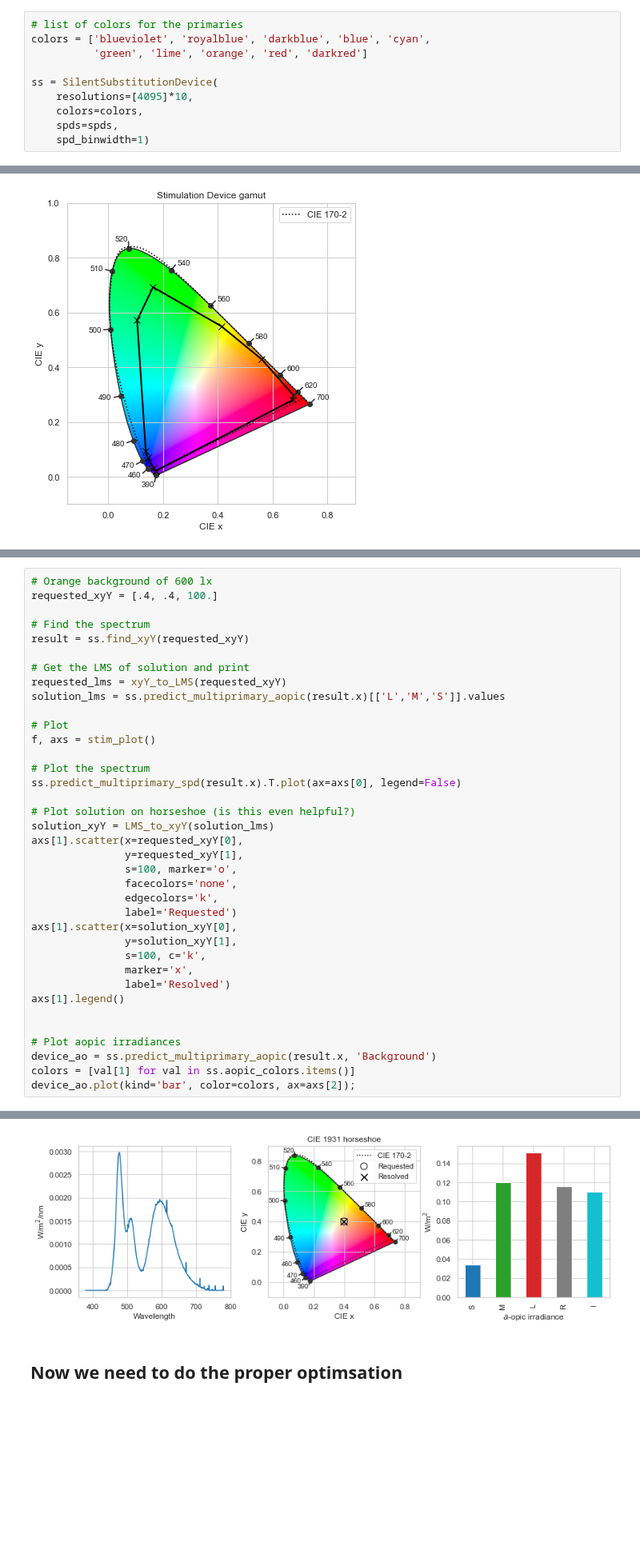
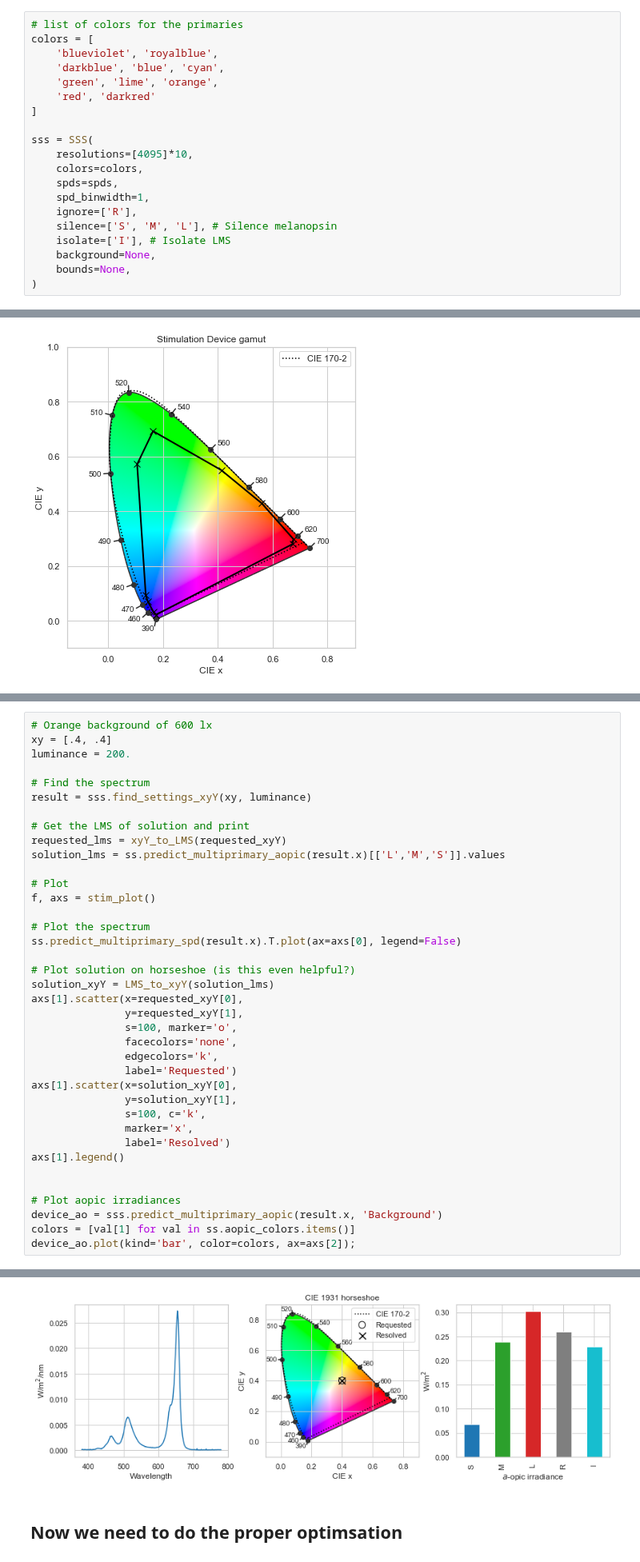
Before and after one commit to PySilentSubstitution/pysilsub, a Jupyter notebook: notebooks/silent_substitution_example.ipynb, the cells around one changed output, grey strips where cells are left out. Shown at 80% size. Saved outputs shown, nothing was run; the diff lists cells and outputs as text; blank space fills up the shorter version.

```diff
--- a/notebooks/silent_substitution_example.ipynb
+++ b/notebooks/silent_substitution_example.ipynb
@@ -43,14 +43,24 @@ Instantiate `SilentSubstitution` class, which inherits from `silentsub.device.St
 ------------------------------------------------------------------------------------------------
 # %%
 # list of colors for the primaries
-colors = ['blueviolet', 'royalblue', 'darkblue', 'blue', 'cyan',
-          'green', 'lime', 'orange', 'red', 'darkred']
+colors = [
+    'blueviolet', 'royalblue',
+    'darkblue', 'blue', 'cyan',
+    'green', 'lime', 'orange',
+    'red', 'darkred'
+]
 
-ss = SilentSubstitutionDevice(
+sss = SSS(
     resolutions=[4095]*10,
     colors=colors,
     spds=spds,
-    spd_binwidth=1)
+    spd_binwidth=1,
+    ignore=['R'],
+    silence=['S', 'M', 'L'], # Silence melanopsin
+    isolate=['I'], # Isolate LMS
+    background=None,
+    bounds=None,
+)
 # %% [markdown]
 Plot the gamut
 --------------
@@ -64,9 +74,10 @@ Define a background spectrum with xyY
 # %%
 # Orange background of 600 lx
-requested_xyY = [.4, .4, 100.]
+xy = [.4, .4]
+luminance = 200.
 
 # Find the spectrum
-result = ss.find_xyY(requested_xyY)
+result = sss.find_settings_xyY(xy, luminance)
 
 # Get the LMS of solution and print
 requested_lms = xyY_to_LMS(requested_xyY)
@@ -95,7 +106,7 @@ axs[1].legend()
 
 
 # Plot aopic irradiances
-device_ao = ss.predict_multiprimary_aopic(result.x, 'Background')
+device_ao = sss.predict_multiprimary_aopic(result.x, 'Background')
 colors = [val[1] for val in ss.aopic_colors.items()]
 device_ao.plot(kind='bar', color=colors, ax=axs[2]);
 # %% [output]
@@ -104,4 +120,4 @@ Solution LMS: [ 0.15082379  0.11985514  0.03420353]
-[figure, old version]
+[figure, new version]
 # %% [markdown]
 Now we need to do the proper optimsation
 ----------------------------------------
```
Also changed, not shown: parts of 8 cells of this notebook, 13 other files.
